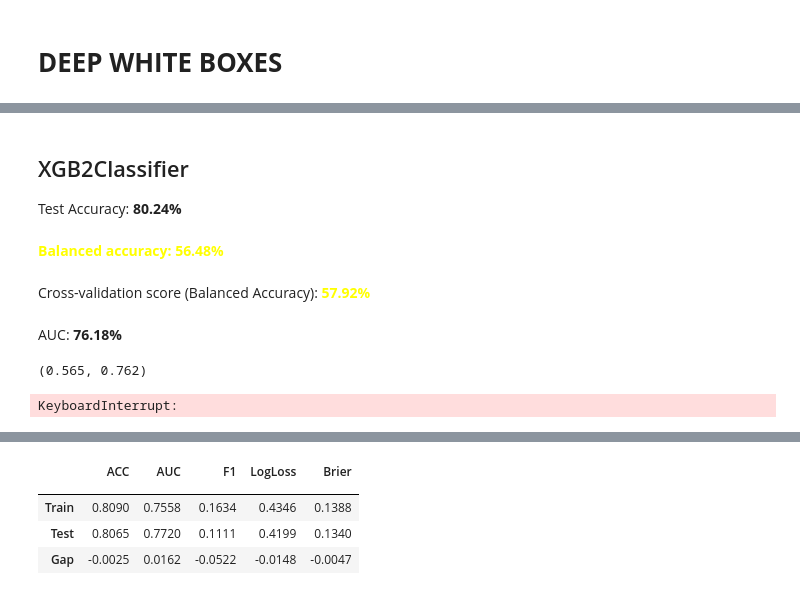
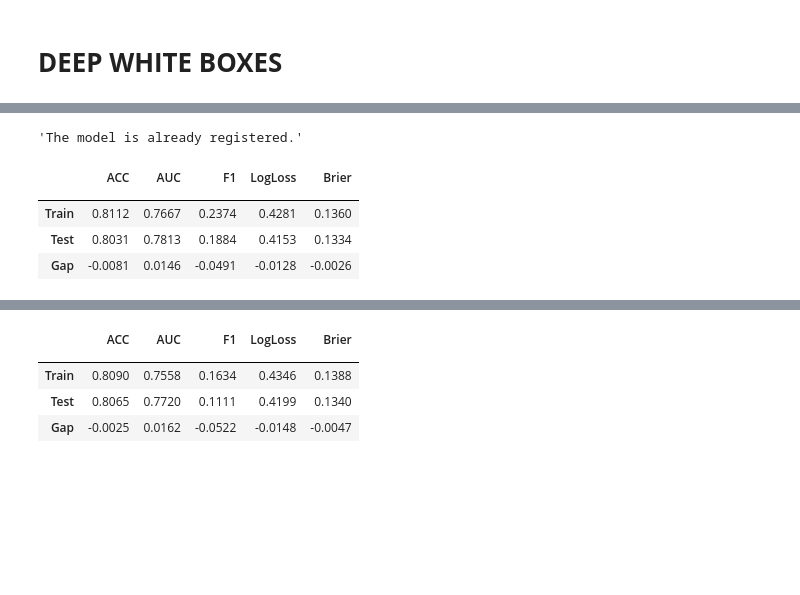
Before and after one commit to tomasnp/TER_HEC, a Jupyter notebook: main-4.ipynb, the cells around one changed output, grey strips where cells are left out. Saved outputs shown, nothing was run; the diff lists cells and outputs as text; code cells hidden in the pictures; blank space fills up the shorter version.

```diff
--- a/main-4.ipynb
+++ b/main-4.ipynb
@@ -828,27 +847,17 @@ AUC: 78.22%
-# %%
-from piml.models import XGB2Classifier
-
-
-xgb =XGB2Classifier()
-
-evaluate_classifier(xgb)
-# %% [output]
-XGB2Classifier
-Test Accuracy: 80.24%
-Balanced accuracy: 56.48%
-Cross-validation score (Balanced Accuracy): 57.92%
-AUC: 76.18%
-(0.565, 0.762)
-# %%
-from piml.models import GAMINetClassifier
-
-gam = make_imb_pipeline(SMOTE(),GAMINetClassifier())
-
-gam.name = "GAMINet + SMOTE"
-
-evaluate_classifier(gam)
-# %% [output]
-KeyboardInterrupt:
+# %%
+from piml.models import GLMClassifier
+
+
+exp.model_train(model=GLMClassifier(), name="GLM")
+
+exp.model_diagnose(model="GLM", show='accuracy_table')
+# %% [output]
+'The model is already registered.'
+|  | ACC | AUC | F1 | LogLoss | Brier |
+|  |  |  |  |  |  |
+| Train | 0.8112 | 0.7667 | 0.2374 | 0.4281 | 0.1360 |
+| Test | 0.8031 | 0.7813 | 0.1884 | 0.4153 | 0.1334 |
+| Gap | -0.0081 | 0.0146 | -0.0491 | -0.0128 | -0.0026 |
 # %%
 ## ReLU-DNN: ReLU Deep Neural Networks with L1-Regularization, e.g. L1_reg = 0.0008
 from piml.models import ReluDNNClassifier
```
Also changed, not shown: parts of 18 cells of this notebook, 1 other file.
